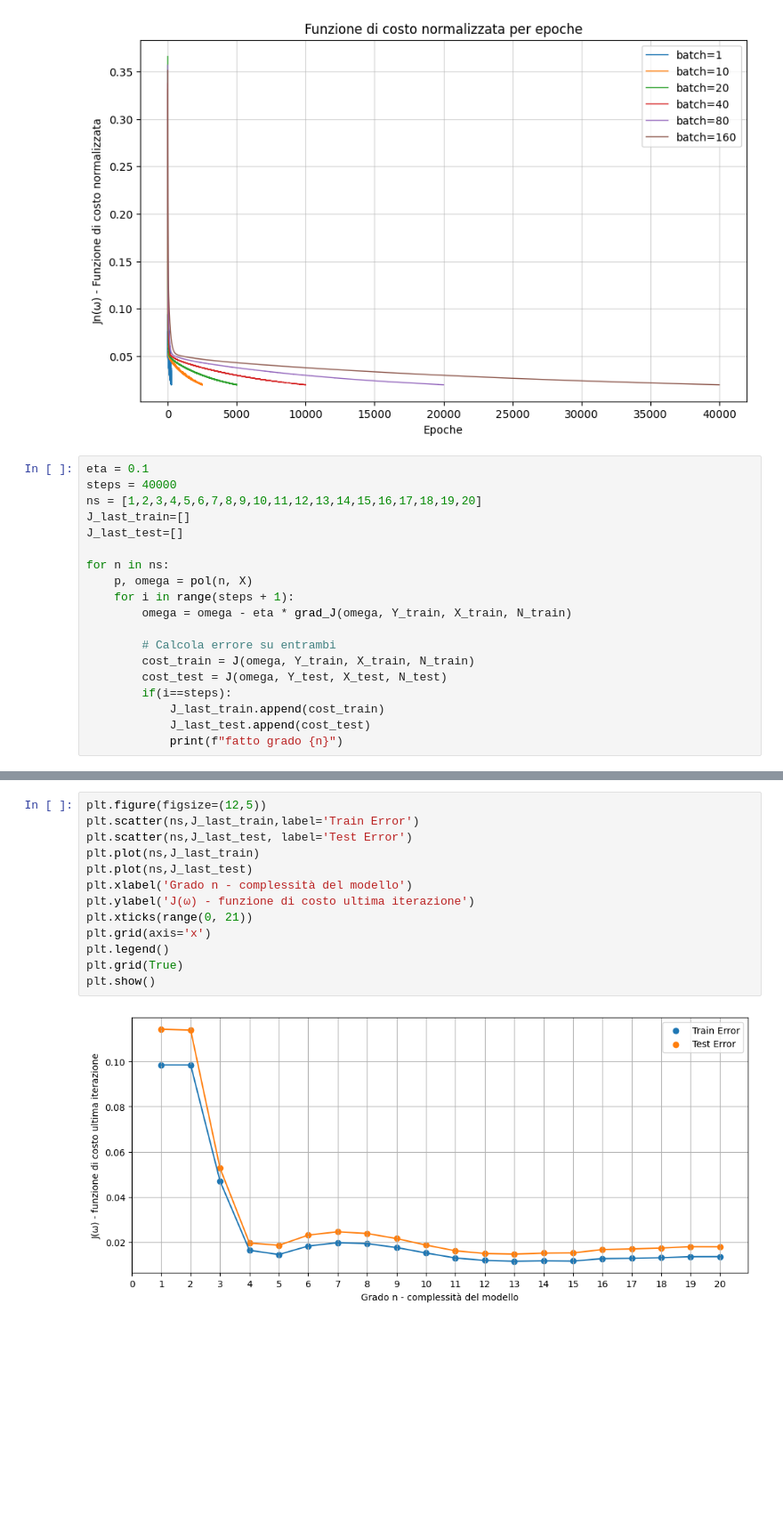
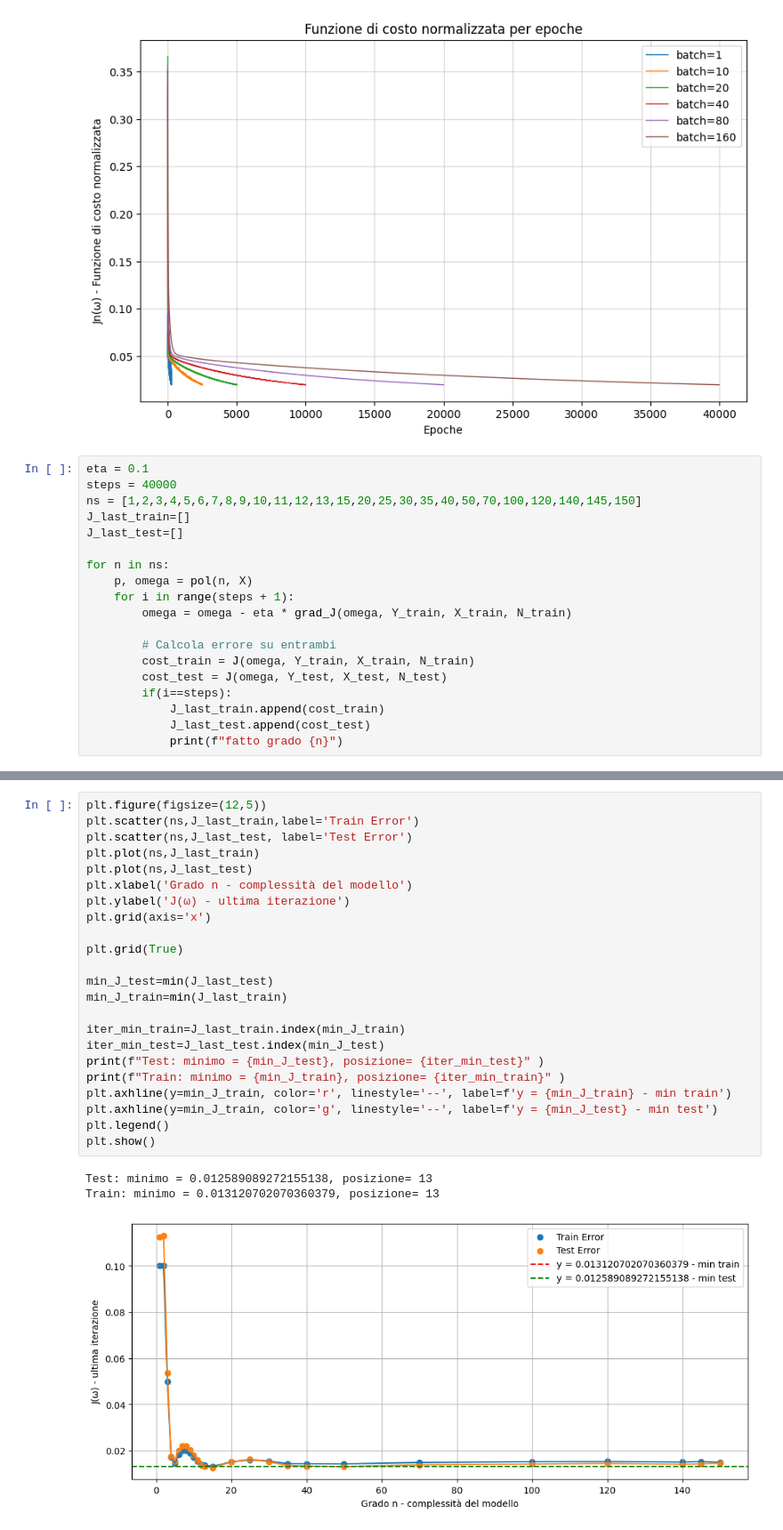
Before and after one commit to rpivi/Data_Science, a Jupyter notebook: lab2/lab2_discesa.ipynb, the cells around one changed output, grey strips where cells are left out. Shown at 89% size. Drawn from its saved outputs; the diff is of its cells as text; blank space fills up the shorter version.

```diff
--- a/lab2/lab2_discesa.ipynb
+++ b/lab2/lab2_discesa.ipynb
@@ -274,7 +276,7 @@ plt.show()
 # %%
 eta = 0.1
 steps = 40000
-ns = [1,2,3,4,5,6,7,8,9,10,11,12,13,14,15,16,17,18,19,20]
+ns = [1,2,3,4,5,6,7,8,9,10,11,12,13,15,20,25,30,35,40,50,70,100,120,140,145,150]
 J_last_train=[]
 J_last_test=[]
 
@@ -314,15 +313,27 @@ fatto grado 20
 # %%
 plt.figure(figsize=(12,5))
 plt.scatter(ns,J_last_train,label='Train Error')
 plt.scatter(ns,J_last_test, label='Test Error')
 plt.plot(ns,J_last_train)
 plt.plot(ns,J_last_test)
 plt.xlabel('Grado n - complessità del modello')
-plt.ylabel('J(ω) - funzione di costo ultima iterazione')
-plt.xticks(range(0, 21))
+plt.ylabel('J(ω) - ultima iterazione')
 plt.grid(axis='x')
+
+plt.grid(True)
+
+min_J_test=min(J_last_test)
+min_J_train=min(J_last_train)
+
+iter_min_train=J_last_train.index(min_J_train)
+iter_min_test=J_last_test.index(min_J_test)
+print(f"Test: minimo = {min_J_test}, posizione= {iter_min_test}" )
+print(f"Train: minimo = {min_J_train}, posizione= {iter_min_train}" )
+plt.axhline(y=min_J_train, color='r', linestyle='--', label=f'y = {min_J_train} - min train')
+plt.axhline(y=min_J_train, color='g', linestyle='--', label=f'y = {min_J_test} - min test')
 plt.legend()
-plt.grid(True)
 plt.show()
 # %% [output]
+Test: minimo = 0.012589089272155138, posizione= 13
+Train: minimo = 0.013120702070360379, posizione= 13
-[figure, old version]
+[figure, new version]
```
Also changed, not shown: parts of 4 cells of this notebook.
